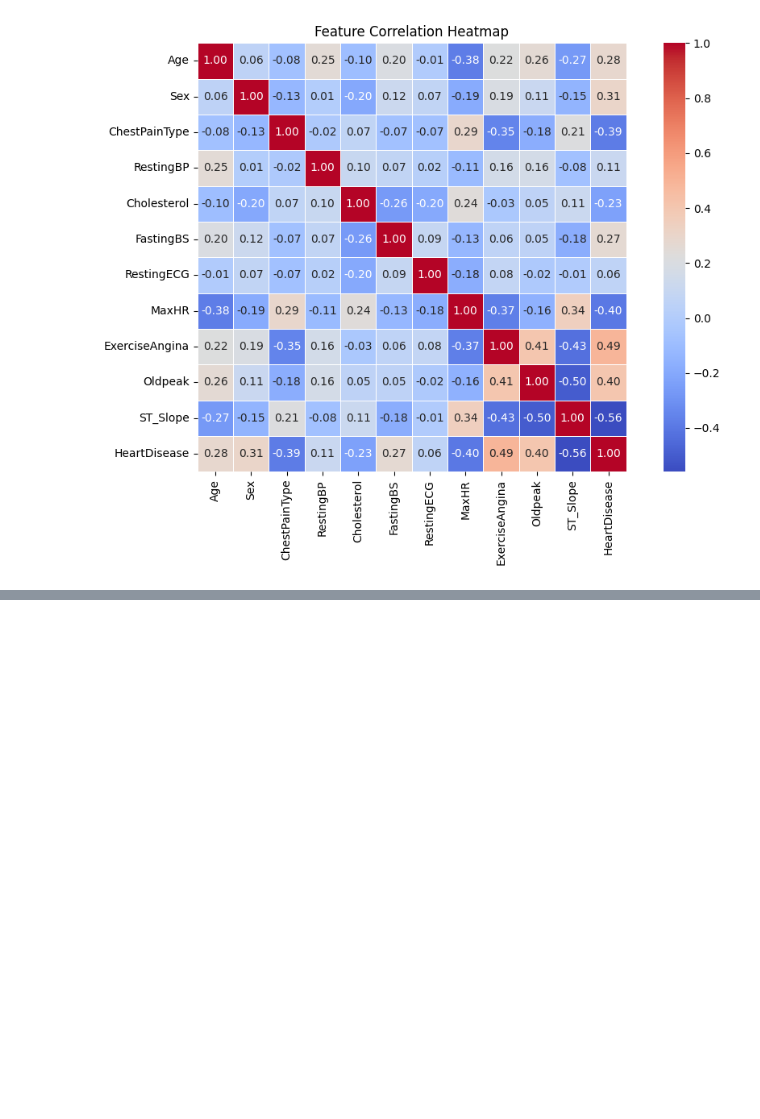
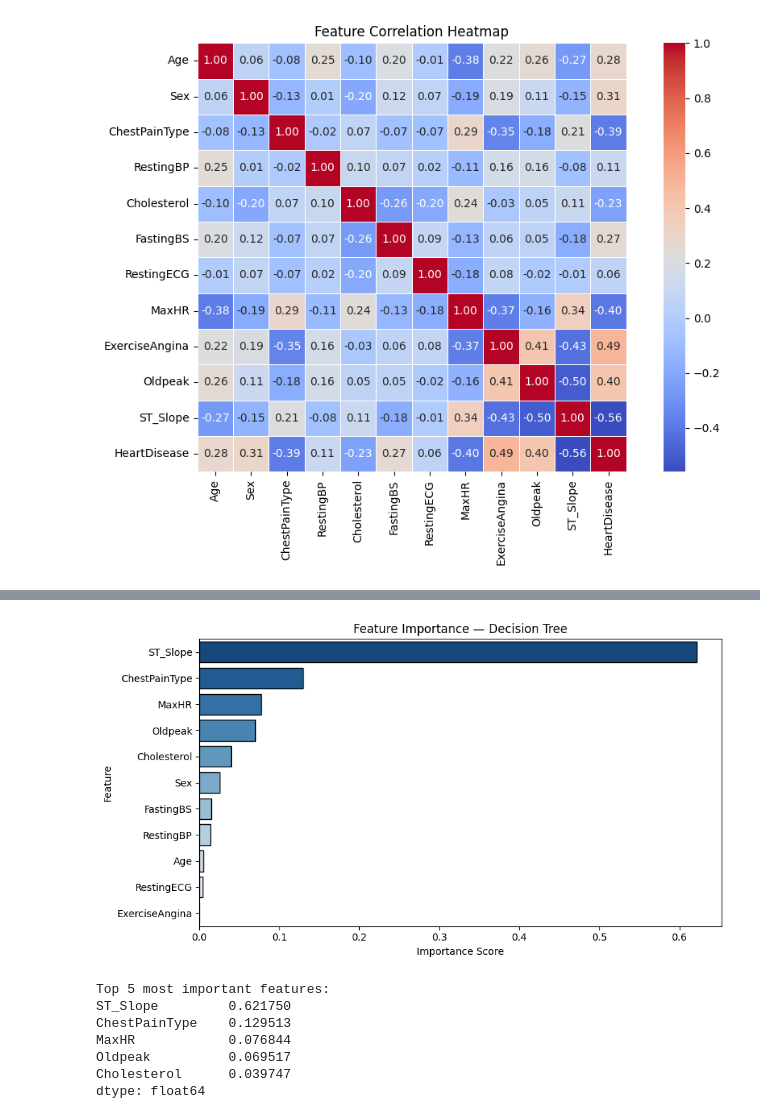
Before and after one commit to abdullah123-collab/Machine_Learning-, a Jupyter notebook: Basics/Supervised_Learning_Algorithms/Classification/DecisionTreeClassifier/Heart_Disease/disease.ipynb, the cells around one changed output, grey strips where cells are left out. Drawn from its saved outputs; the diff is of its cells as text; code cells hidden in the pictures; blank space fills up the shorter version.

```diff
--- a/Basics/Supervised_Learning_Algorithms/Classification/DecisionTreeClassifier/Heart_Disease/disease.ipynb
+++ b/Basics/Supervised_Learning_Algorithms/Classification/DecisionTreeClassifier/Heart_Disease/disease.ipynb
@@ -141,0 +158,10 @@ plt.show()
+# %%
+X_train, X_test, y_train, y_test = train_test_split(
+    X, y,
+    test_size=0.2,      # 20% data for testing, 80% for training
+    random_state=42,    # ensures same split every run
+    stratify=y          # keeps class ratio same in both splits
+)
+
+print('Training samples :', X_train.shape[0])
+print('Testing  samples :', X_test.shape[0])
@@ -141,0 +232,24 @@ plt.show()
+# %%
+importances = pd.Series(dt.feature_importances_, index=X.columns)
+importances = importances.sort_values(ascending=False)
+
+plt.figure(figsize=(9, 5))
+sns.barplot(x=importances.values, y=importances.index,
+            palette='Blues_r', edgecolor='black')
+plt.title('Feature Importance — Decision Tree')
+plt.xlabel('Importance Score')
+plt.ylabel('Feature')
+plt.tight_layout()
+plt.show()
+
+print('\nTop 5 most important features:')
+print(importances.head())
+# %% [output]
+[figure, added]
+Top 5 most important features:
+ST_Slope         0.621750
+ChestPainType    0.129513
+MaxHR            0.076844
+Oldpeak          0.069517
+Cholesterol      0.039747
+dtype: float64
```
Also changed, not shown: parts of 7 cells of this notebook.
